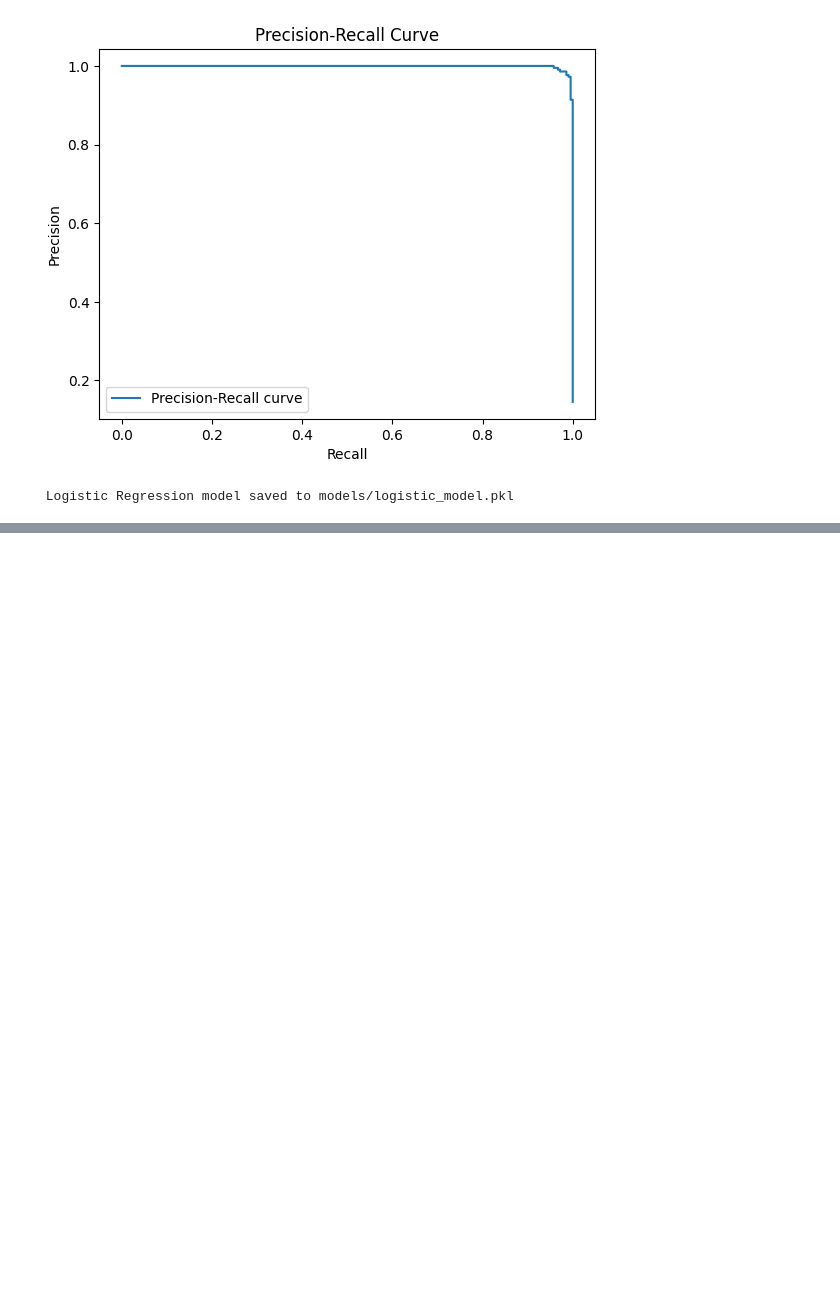
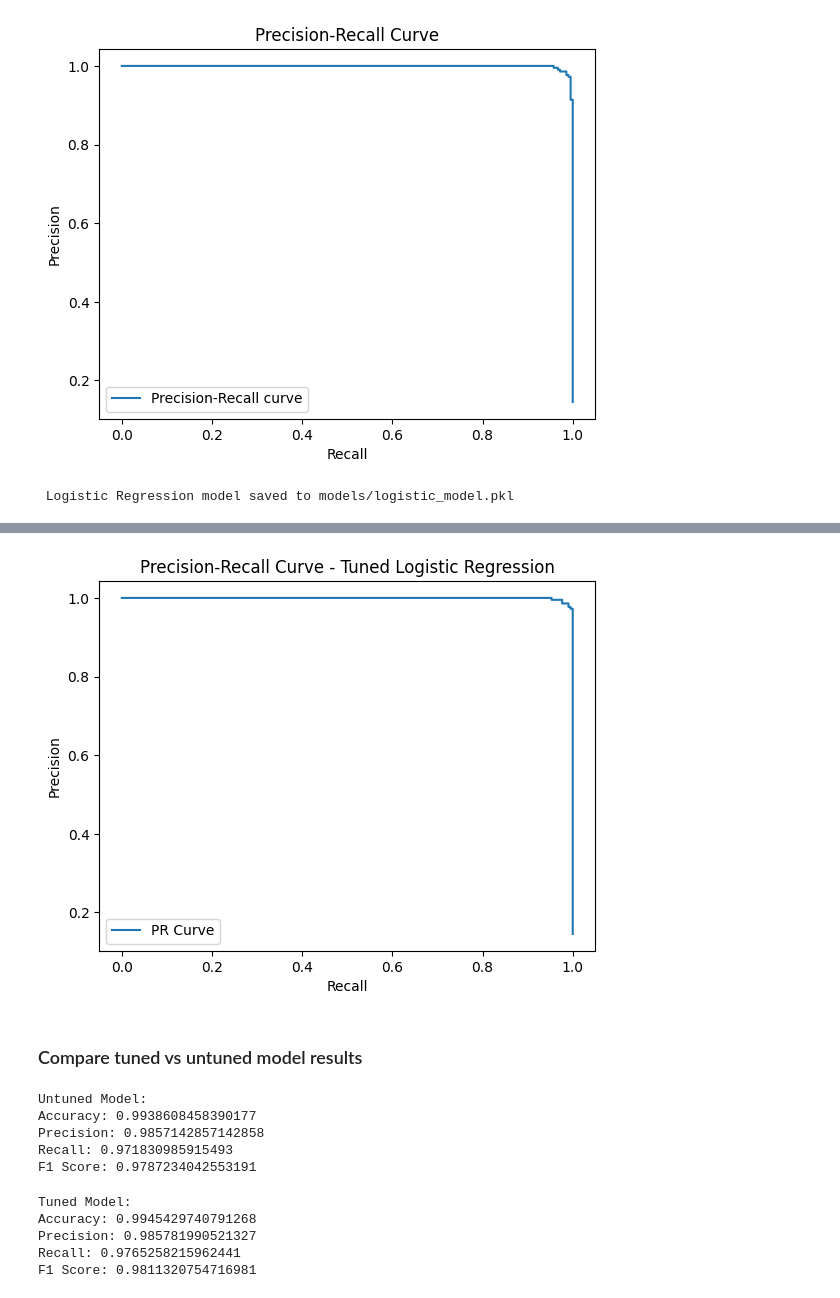
Before and after one commit to Aashi8810/ML_01_video_game_prediction, a Jupyter notebook: video_game_analysis/notebooks/fc110570_Belani/logistic_regression_training.ipynb, the cells around one changed output, grey strips where cells are left out. Drawn from its saved outputs; the diff is of its cells as text; code cells hidden in the pictures; blank space fills up the shorter version.

```diff
--- a/video_game_analysis/notebooks/fc110570_Belani/logistic_regression_training.ipynb
+++ b/video_game_analysis/notebooks/fc110570_Belani/logistic_regression_training.ipynb
@@ -122,0 +197,40 @@ print("\n Logistic Regression model saved to models/logistic_model.pkl")
+# %%
+# Precision-Recall Curve
+
+precision, recall, _ = precision_recall_curve(y_test, y_proba_best)
+
+plt.figure()
+plt.plot(recall, precision, label="PR Curve")
+plt.title("Precision-Recall Curve - Tuned Logistic Regression")
+plt.xlabel("Recall")
+plt.ylabel("Precision")
+plt.legend()
+plt.show()
+# %% [output]
+[figure, added]
+# %% [markdown]
+ ### Compare tuned vs untuned model results
+# %%
+print("Untuned Model:")
+print("Accuracy:", accuracy_score(y_test, y_pred))
+print("Precision:", precision_score(y_test, y_pred))
+print("Recall:", recall_score(y_test, y_pred))
+print("F1 Score:", f1_score(y_test, y_pred))
+# %% [output]
+Untuned Model:
+Accuracy: 0.9938608458390177
+Precision: 0.9857142857142858
+Recall: 0.971830985915493
+F1 Score: 0.9787234042553191
+# %%
+print("\nTuned Model:")
+print("Accuracy:", accuracy_score(y_test, y_pred_best))
+print("Precision:", precision_score(y_test, y_pred_best))
+print("Recall:", recall_score(y_test, y_pred_best))
+print("F1 Score:", f1_score(y_test, y_pred_best))
+# %% [output]
+Tuned Model:
+Accuracy: 0.9945429740791268
+Precision: 0.985781990521327
+Recall: 0.9765258215962441
+F1 Score: 0.9811320754716981
```
Also changed, not shown: parts of 9 cells of this notebook, 1 other file.
